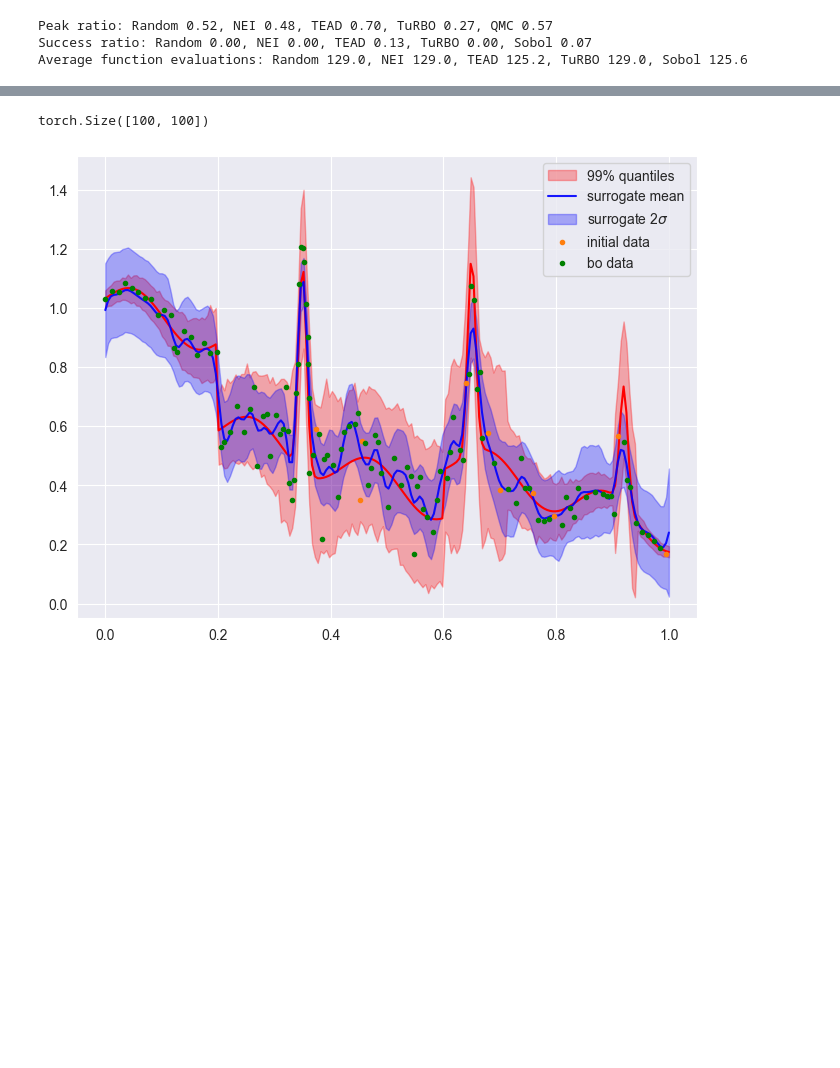
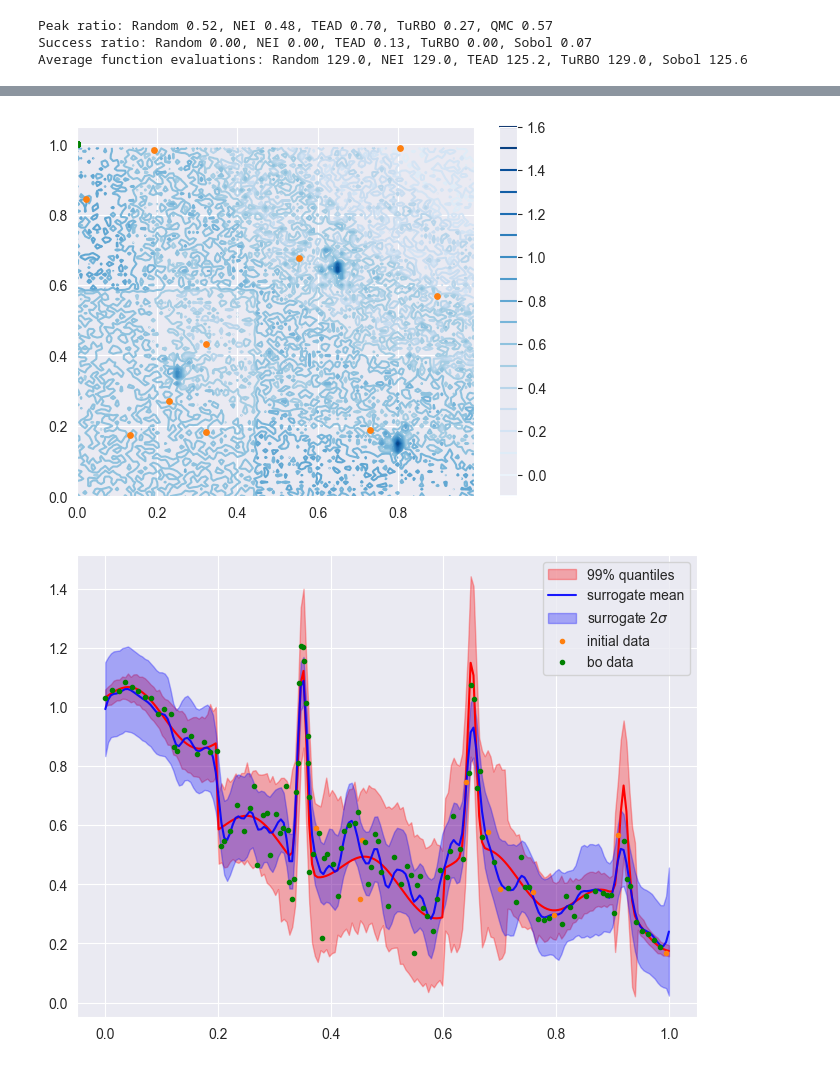
Before and after one commit to acb-code/extrema_search, a Jupyter notebook: src/notebooks/benchmark_nonbalanced_nd.ipynb, the cells around one changed output, grey strips where cells are left out. Drawn from its saved outputs; the diff is of its cells as text; code cells hidden in the pictures; blank space fills up the shorter version.

Commit message:
iterating on setup for tead in 2d example problem

```diff
--- a/src/notebooks/benchmark_nonbalanced_nd.ipynb
+++ b/src/notebooks/benchmark_nonbalanced_nd.ipynb
@@ -557,7 +561,16 @@ plt.savefig(datasavedir + '/'+'2d_mme_noise_tead_evals'+'.png')
-# %%
-X1.shape
-# %% [output]
-torch.Size([100, 100])
+# %%
+# plot evaluations for tead contour
+fig1, ax1 = plt.subplots()
+CS = ax1.contour(X1, X2, Z, levels=15, cmap='Blues')
+cbar = fig1.colorbar(CS)
+# ax1.autoscale(False)
+ax1.scatter(train_x_nei[:,0].numpy()[0:10], train_x_nei[:,1].numpy()[0:10], s=15, marker='o', color='tab:orange', zorder=2)
+ax1.scatter(train_x_nei[:,0].numpy()[10:], train_x_nei[:,1].numpy()[10:], s=15, marker='o', color='g', zorder=2)
+# ax1.set_xlim([0,1])
+# ax1.set_ylim([0,1])
+plt.savefig(datasavedir + '/'+'2d_mme_noise_nei_evals_contour'+'.png')
+# %% [output]
+[figure, added]
 # %%
 # plot the results for tead
 x_test = torch.linspace(0,1,200)
```
Also changed, not shown: parts of 8 cells of this notebook.
